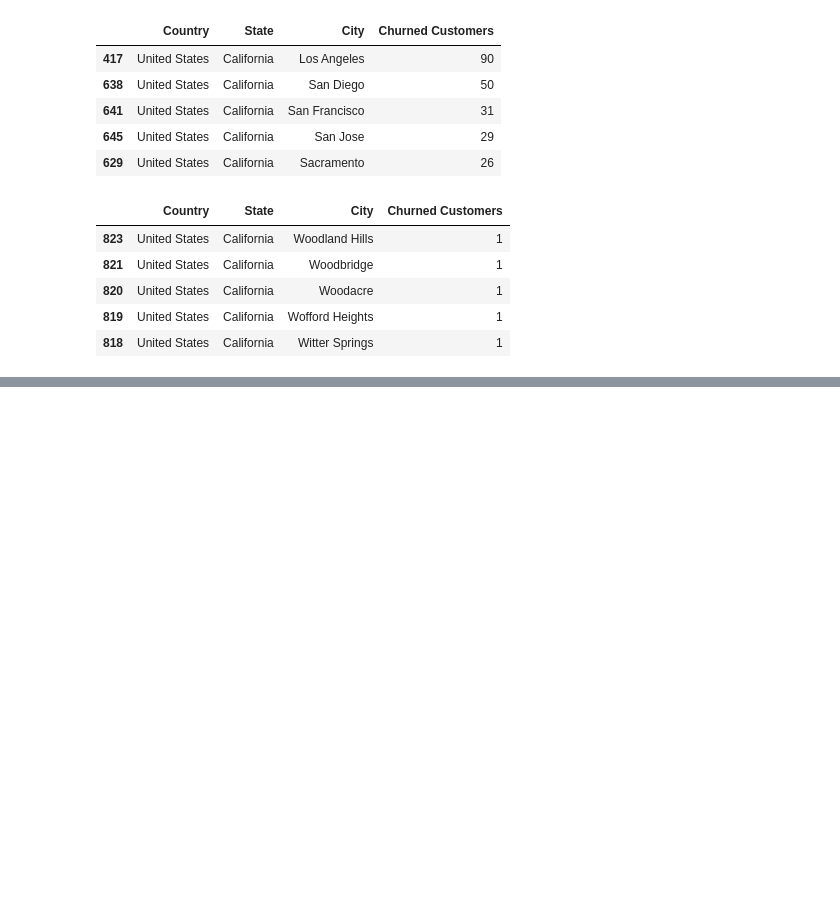
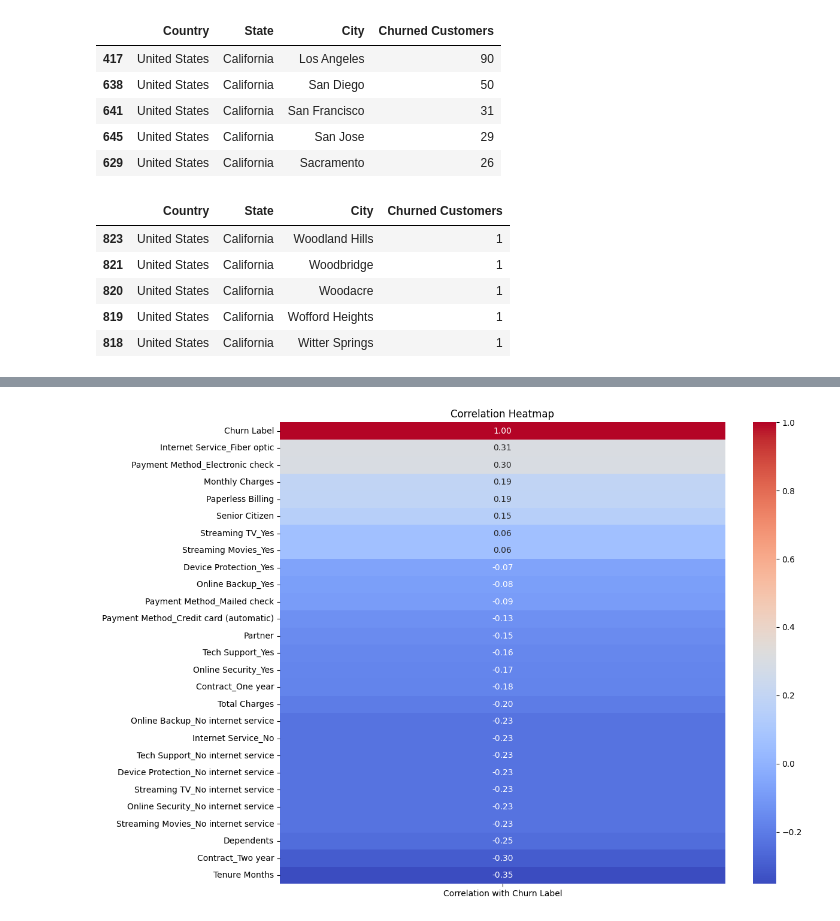
Before and after one commit to damunza/Customer_churn_story, a Jupyter notebook: python/analysis.ipynb, the cells around one changed output, grey strips where cells are left out. Saved outputs shown, nothing was run; the diff lists cells and outputs as text; code cells hidden in the pictures; blank space fills up the shorter version.

Commit message:
correlation analysis

```diff
--- a/python/analysis.ipynb
+++ b/python/analysis.ipynb
@@ -426,0 +509,7 @@ population_data = data[['Gender', 'Senior Citizen', 'Partner', 'Dependents', 'Te
+# %%
+# binary encode the binary categorical variables
+binary_cols = ['Senior Citizen', 'Partner', 'Dependents', 'Paperless Billing',
+                'Phone Service', 'Churn Label']
+
+for col in binary_cols:
+    analysis_data[col] = analysis_data[col].map({'Yes': 1, 'No': 0})
@@ -426,0 +629,3 @@ population_data = data[['Gender', 'Senior Citizen', 'Partner', 'Dependents', 'Te
+# %%
+# convert total charges to numeric, coerce errors to NaN
+clean_data['Total Charges'] = pd.to_numeric(clean_data['Total Charges'], errors='coerce')
@@ -426,0 +654,21 @@ population_data = data[['Gender', 'Senior Citizen', 'Partner', 'Dependents', 'Te
+# %%
+# Convert categorical variables to 'category' dtype
+categorical = ['Senior Citizen', 'Partner', 'Dependents', 'Tenure Months',
+       'Phone Service', 'Paperless Billing', 'Churn Label', 'Gender_Male', 'Internet Service_Fiber optic',
+       'Internet Service_No', 'Contract_One year', 'Contract_Two year',
+       'Payment Method_Credit card (automatic)',
+       'Payment Method_Electronic check', 'Payment Method_Mailed check',
+       'Region_West', 'Multiple Lines_No phone service', 'Multiple Lines_Yes',
+       'Online Security_No internet service', 'Online Security_Yes',
+       'Online Backup_No internet service', 'Online Backup_Yes',
+       'Device Protection_No internet service', 'Device Protection_Yes',
+       'Tech Support_No internet service', 'Tech Support_Yes',
+       'Streaming TV_No internet service', 'Streaming TV_Yes',
+       'Streaming Movies_No internet service', 'Streaming Movies_Yes']
+for col in categorical:
+    clean_data[col] = clean_data[col].astype('category')
+
+# Compare the correlation to Churn
+correlation_matrix = clean_data.corr()
+churn_correlation = correlation_matrix['Churn Label'].sort_values(ascending=False)
+print(churn_correlation)
@@ -426,0 +693,4 @@ population_data = data[['Gender', 'Senior Citizen', 'Partner', 'Dependents', 'Te
+# %%
+# create a table with correlation values greater than 0.05 or less than -0.05
+significant_corr = churn_correlation[(churn_correlation > 0.05) | (churn_correlation < -0.05)]
+print(significant_corr)
@@ -426,0 +715,11 @@ population_data = data[['Gender', 'Senior Citizen', 'Partner', 'Dependents', 'Te
+# %%
+# convert significant_corr to a DataFrame
+significant_corr = significant_corr.to_frame()
+significant_corr.columns = ['Correlation with Churn Label']
+# create a correlation heatmap
+plt.figure(figsize=(12, 10))
+sns.heatmap(significant_corr, annot=True, fmt=".2f", cmap='coolwarm', cbar=True)
+plt.title('Correlation Heatmap')
+plt.show()
+# %% [output]
+[figure, added]
```
Also changed, not shown: parts of 17 cells of this notebook.
